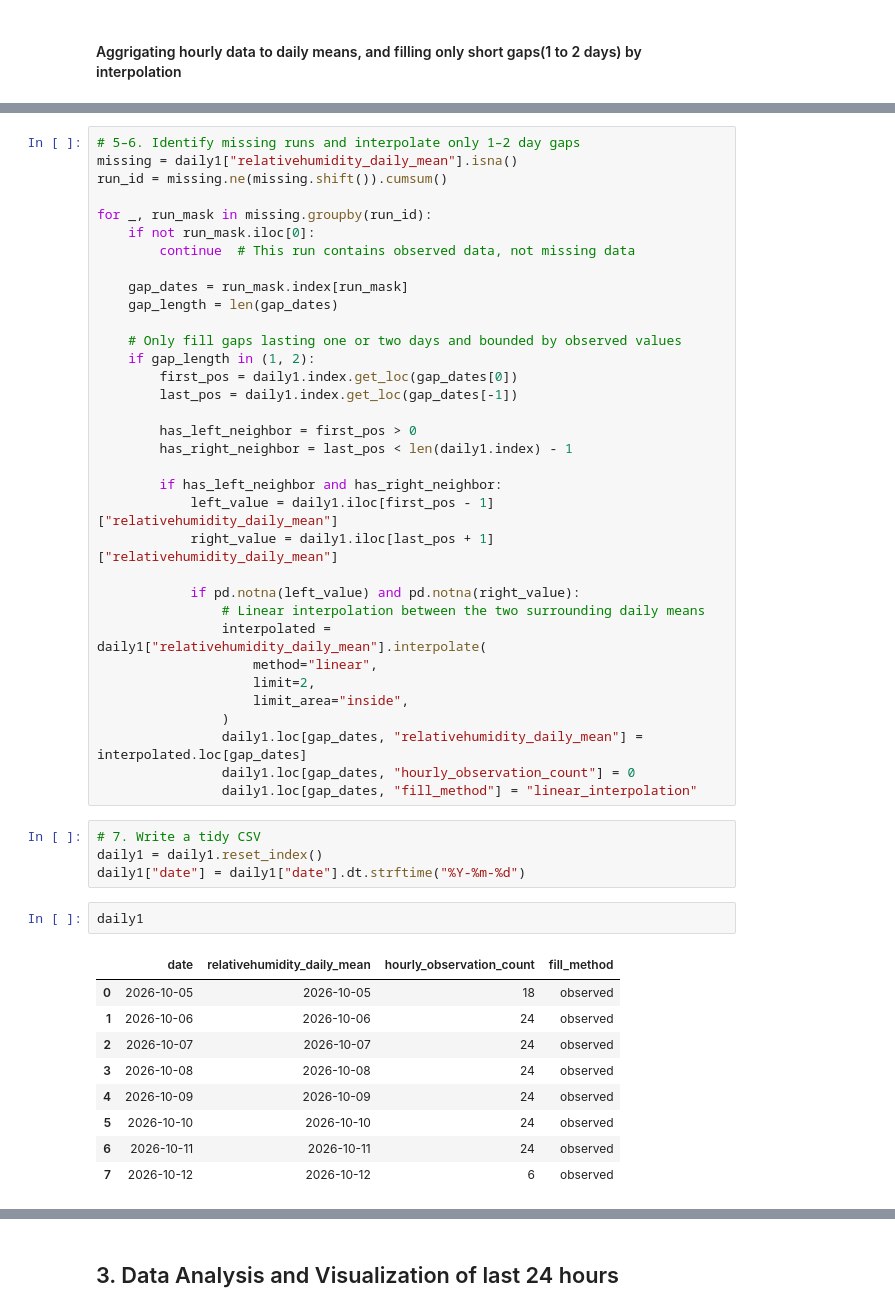
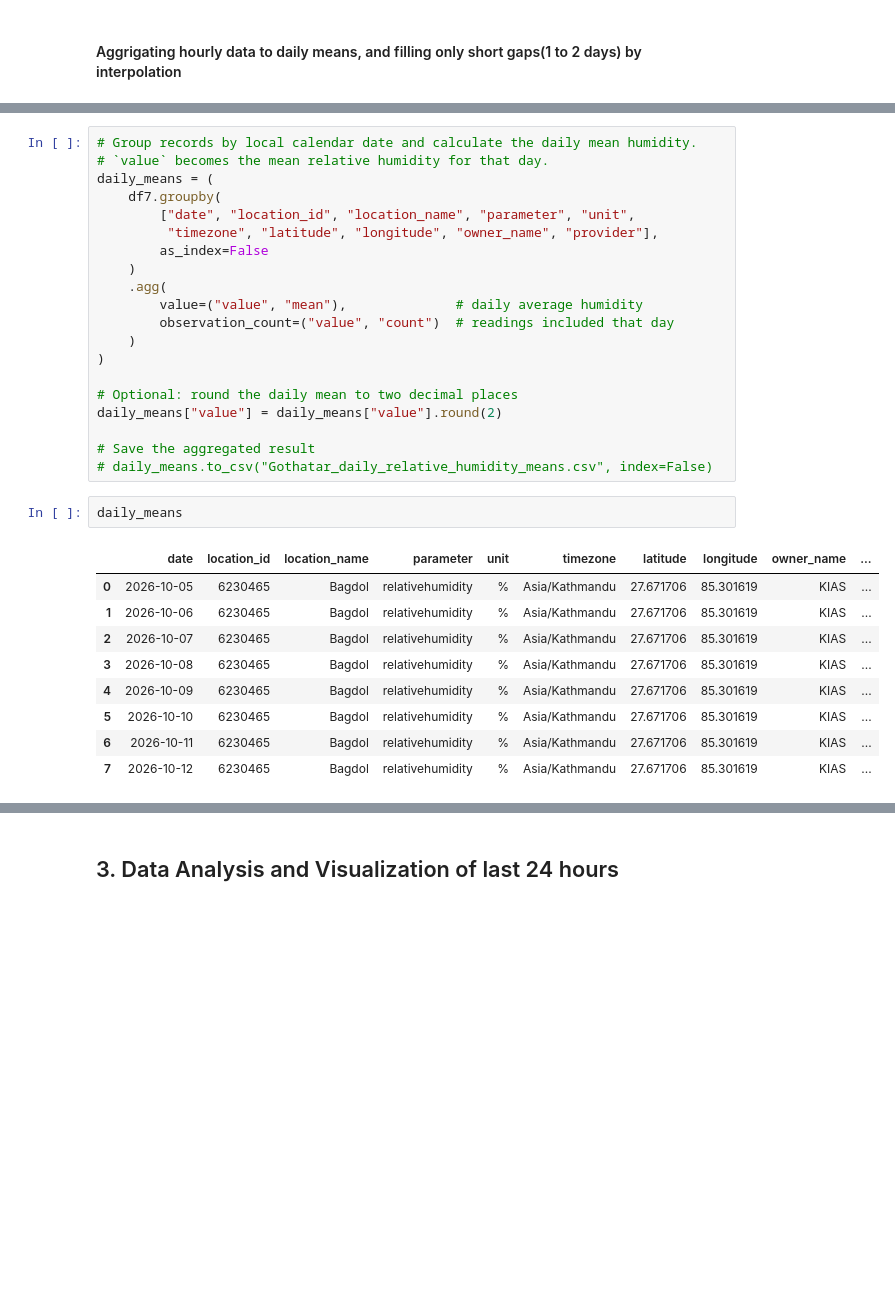
Before and after one commit to Laxmination/Kathmandu-PM2.5-Forecasting, a Jupyter notebook: RelativeHumidity/Bagdol data analysis.ipynb, the cells around one changed output, grey strips where cells are left out. Cells and saved outputs as stored; diff of their text form; blank space fills up the shorter version.

```diff
--- a/RelativeHumidity/Bagdol data analysis.ipynb
+++ b/RelativeHumidity/Bagdol data analysis.ipynb
@@ -216,50 +118,32 @@ daily1.loc[daily1["relativehumidity_daily_mean"].isna(), "fill_method"] = "missi
-# %%
-# 5–6. Identify missing runs and interpolate only 1–2 day gaps
-missing = daily1["relativehumidity_daily_mean"].isna()
-run_id = missing.ne(missing.shift()).cumsum()
-
-for _, run_mask in missing.groupby(run_id):
-    if not run_mask.iloc[0]:
-        continue  # This run contains observed data, not missing data
-
-    gap_dates = run_mask.index[run_mask]
-    gap_length = len(gap_dates)
-
-    # Only fill gaps lasting one or two days and bounded by observed values
-    if gap_length in (1, 2):
-        first_pos = daily1.index.get_loc(gap_dates[0])
-        last_pos = daily1.index.get_loc(gap_dates[-1])
-
-        has_left_neighbor = first_pos > 0
-        has_right_neighbor = last_pos < len(daily1.index) - 1
-
-        if has_left_neighbor and has_right_neighbor:
-            left_value = daily1.iloc[first_pos - 1]["relativehumidity_daily_mean"]
-            right_value = daily1.iloc[last_pos + 1]["relativehumidity_daily_mean"]
-
-            if pd.notna(left_value) and pd.notna(right_value):
-                # Linear interpolation between the two surrounding daily means
-                interpolated = daily1["relativehumidity_daily_mean"].interpolate(
-                    method="linear",
-                    limit=2,
-                    limit_area="inside",
-                )
-                daily1.loc[gap_dates, "relativehumidity_daily_mean"] = interpolated.loc[gap_dates]
-                daily1.loc[gap_dates, "hourly_observation_count"] = 0
-                daily1.loc[gap_dates, "fill_method"] = "linear_interpolation"
-# %%
-# 7. Write a tidy CSV
-daily1 = daily1.reset_index()
-daily1["date"] = daily1["date"].dt.strftime("%Y-%m-%d")
+# %%
+# Group records by local calendar date and calculate the daily mean humidity.
+# `value` becomes the mean relative humidity for that day.
+daily_means = (
+    df7.groupby(
+        ["date", "location_id", "location_name", "parameter", "unit",
+         "timezone", "latitude", "longitude", "owner_name", "provider"],
+        as_index=False
+    )
+    .agg(
+        value=("value", "mean"),              # daily average humidity
+        observation_count=("value", "count")  # readings included that day
+    )
+)
+
+# Optional: round the daily mean to two decimal places
+daily_means["value"] = daily_means["value"].round(2)
+
+# Save the aggregated result
+# daily_means.to_csv("Gothatar_daily_relative_humidity_means.csv", index=False)
 # %%
-daily1
+daily_means
 # %% [output]
-|  | date | relativehumidity_daily_mean | hourly_observation_count | fill_method |
-| 0 | 2026-10-05 | 2026-10-05 | 18 | observed |
-| 1 | 2026-10-06 | 2026-10-06 | 24 | observed |
-| 2 | 2026-10-07 | 2026-10-07 | 24 | observed |
-| 3 | 2026-10-08 | 2026-10-08 | 24 | observed |
-| 4 | 2026-10-09 | 2026-10-09 | 24 | observed |
-| 5 | 2026-10-10 | 2026-10-10 | 24 | observed |
-| 6 | 2026-10-11 | 2026-10-11 | 24 | observed |
-| 7 | 2026-10-12 | 2026-10-12 | 6 | observed |
+|  | date | location_id | location_name | parameter | unit | timezone | latitude | longitude | owner_name | ... |
+| 0 | 2026-10-05 | 6230465 | Bagdol | relativehumidity | % | Asia/Kathmandu | 27.671706 | 85.301619 | KIAS | ... |
+| 1 | 2026-10-06 | 6230465 | Bagdol | relativehumidity | % | Asia/Kathmandu | 27.671706 | 85.301619 | KIAS | ... |
+| 2 | 2026-10-07 | 6230465 | Bagdol | relativehumidity | % | Asia/Kathmandu | 27.671706 | 85.301619 | KIAS | ... |
+| 3 | 2026-10-08 | 6230465 | Bagdol | relativehumidity | % | Asia/Kathmandu | 27.671706 | 85.301619 | KIAS | ... |
+| 4 | 2026-10-09 | 6230465 | Bagdol | relativehumidity | % | Asia/Kathmandu | 27.671706 | 85.301619 | KIAS | ... |
+| 5 | 2026-10-10 | 6230465 | Bagdol | relativehumidity | % | Asia/Kathmandu | 27.671706 | 85.301619 | KIAS | ... |
+| 6 | 2026-10-11 | 6230465 | Bagdol | relativehumidity | % | Asia/Kathmandu | 27.671706 | 85.301619 | KIAS | ... |
+| 7 | 2026-10-12 | 6230465 | Bagdol | relativehumidity | % | Asia/Kathmandu | 27.671706 | 85.301619 | KIAS | ... |
```
Also changed, not shown: parts of 16 cells of this notebook.
